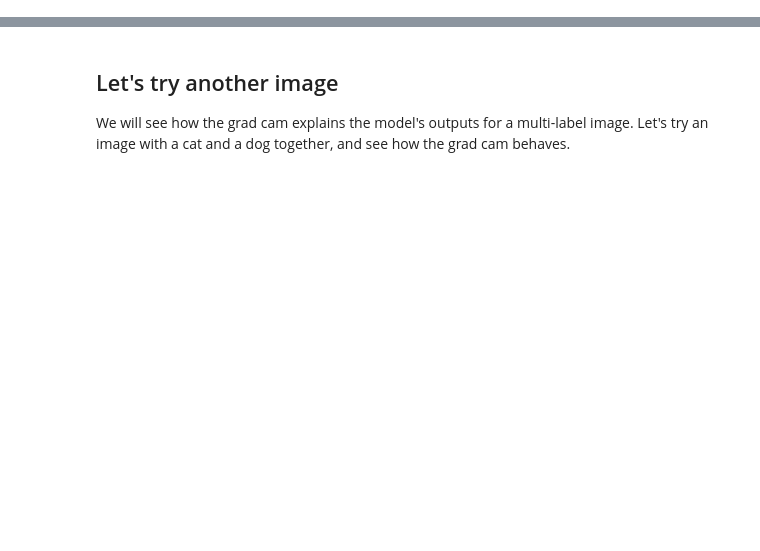
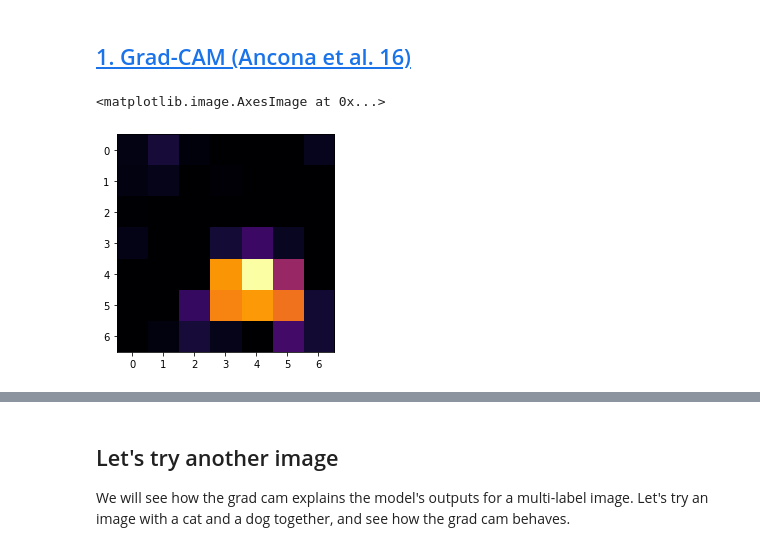
Before and after one commit to d246810g2000/Explainable_AI, a Jupyter notebook: DL/04_CAM-Based.ipynb, the cells around one changed output, grey strips where cells are left out. Cells and saved outputs as stored; diff of their text form; code cells hidden in the pictures; blank space fills up the shorter version.

```diff
--- a/DL/04_CAM-Based.ipynb
+++ b/DL/04_CAM-Based.ipynb
@@ -93,20 +86,0 @@ def make_gradcam_heatmap(img_array, model, layer_name=None, pred_index=None):
-# %%
-# Prepare image
-img_array = preprocess_input(get_img_array(img_path, size=img_size))
-
-# Make model
-model = model_builder(weights="imagenet")
-
-# Remove last layer's softmax
-model.layers[-1].activation = None
-
-# Print what the top predicted class is
-preds = model.predict(img_array)
-print("Predicted:", decode_predictions(preds, top=1)[0])
-
-# Generate class activation heatmap
-heatmap = make_gradcam_heatmap(img_array, model)
-
-# Display heatmap
-plt.imshow(heatmap)
-plt.show()
@@ -168,0 +87,30 @@ display_gradcam(img_path, heatmap)
+# %% [markdown]
+## [1. Grad-CAM (Ancona et al. 16)](https://arxiv.org/abs/1610.02391)
+# %%
+target_class_idx = 554
+
+image_batch = tf.expand_dims(image, 0)
+inputs = preprocess_input(image_batch)
+layer_name = infer_target_layer(model)
+grad_model = tf.keras.models.Model(
+    [model.inputs], [model.get_layer(layer_name).output, model.output]
+)
+
+with tf.GradientTape() as tape:
+    last_conv_layer_output, preds = grad_model(inputs)
+    if target_class_idx is None:
+        target_class_idx = tf.argmax(preds[0])
+    class_channel = preds[:, target_class_idx]
+
+grads = tape.gradient(class_channel, last_conv_layer_output)
+pooled_grads = tf.reduce_mean(grads, axis=(0, 1, 2))
+last_conv_layer_output = last_conv_layer_output[0]
+heatmap = last_conv_layer_output @ pooled_grads[..., tf.newaxis]
+heatmap = tf.squeeze(heatmap)
+heatmap = tf.maximum(heatmap, 0)
+heatmap /= tf.math.reduce_max(heatmap)
+# %%
+plt.imshow(heatmap, cmap=cm.inferno)
+# %% [output]
+<matplotlib.image.AxesImage at 0x...>
+[figure, added]
```
Also changed, not shown: parts of 44 cells of this notebook, 1 other file.
